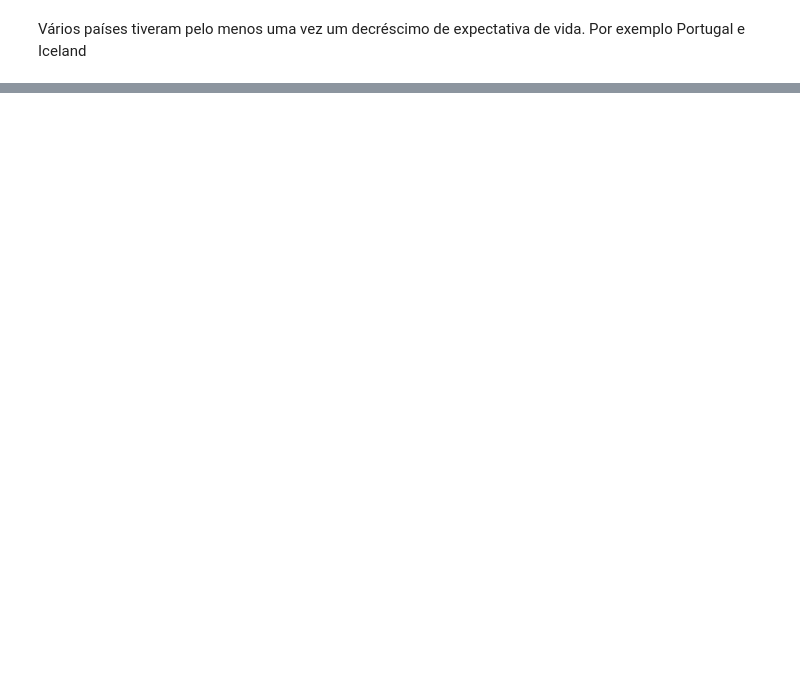
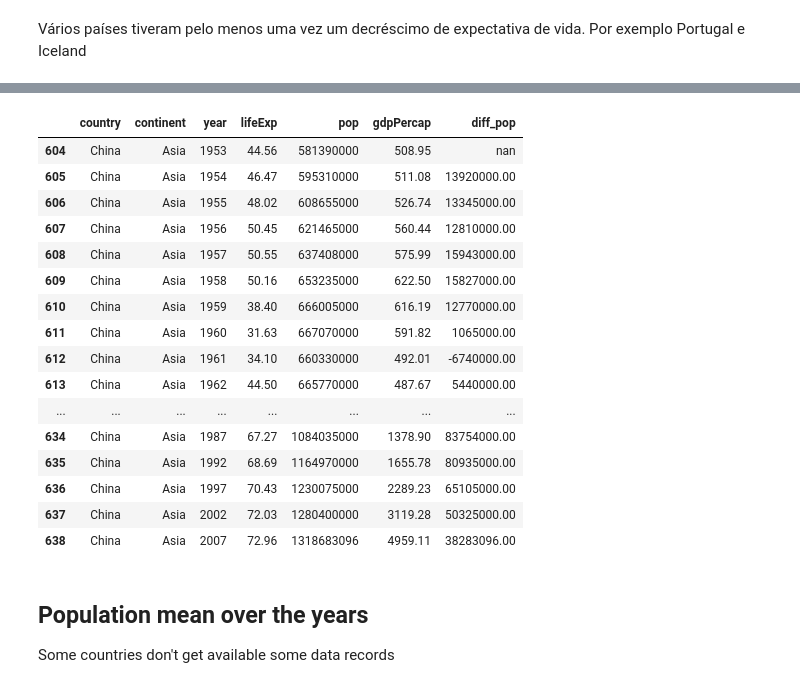
Before and after one commit to avellozo/DIO, a Jupyter notebook: Carrefour/Gapminder.ipynb, the cells around one changed output, grey strips where cells are left out. Drawn from its saved outputs; the diff is of its cells as text; code cells hidden in the pictures; blank space fills up the shorter version.

```diff
--- a/Carrefour/Gapminder.ipynb
+++ b/Carrefour/Gapminder.ipynb
@@ -300,0 +477,23 @@ df_country_year[df_country_year['country']=='Portugal']
+# %%
+df_country_year[df_country_year['country']=='China']
+# %% [output]
+|  | country | continent | year | lifeExp | pop | gdpPercap | diff_pop |
+| 604 | China | Asia | 1953 | 44.56 | 581390000 | 508.95 | nan |
+| 605 | China | Asia | 1954 | 46.47 | 595310000 | 511.08 | 13920000.00 |
+| 606 | China | Asia | 1955 | 48.02 | 608655000 | 526.74 | 13345000.00 |
+| 607 | China | Asia | 1956 | 50.45 | 621465000 | 560.44 | 12810000.00 |
+| 608 | China | Asia | 1957 | 50.55 | 637408000 | 575.99 | 15943000.00 |
+| 609 | China | Asia | 1958 | 50.16 | 653235000 | 622.50 | 15827000.00 |
+| 610 | China | Asia | 1959 | 38.40 | 666005000 | 616.19 | 12770000.00 |
+| 611 | China | Asia | 1960 | 31.63 | 667070000 | 591.82 | 1065000.00 |
+| 612 | China | Asia | 1961 | 34.10 | 660330000 | 492.01 | -6740000.00 |
+| 613 | China | Asia | 1962 | 44.50 | 665770000 | 487.67 | 5440000.00 |
+| ... | ... | ... | ... | ... | ... | ... | ... |
+| 634 | China | Asia | 1987 | 67.27 | 1084035000 | 1378.90 | 83754000.00 |
+| 635 | China | Asia | 1992 | 68.69 | 1164970000 | 1655.78 | 80935000.00 |
+| 636 | China | Asia | 1997 | 70.43 | 1230075000 | 2289.23 | 65105000.00 |
+| 637 | China | Asia | 2002 | 72.03 | 1280400000 | 3119.28 | 50325000.00 |
+| 638 | China | Asia | 2007 | 72.96 | 1318683096 | 4959.11 | 38283096.00 |
+# %% [markdown]
+## Population mean over the years
+Some countries don't get available some data records
```
Also changed, not shown: parts of 89 cells of this notebook.
